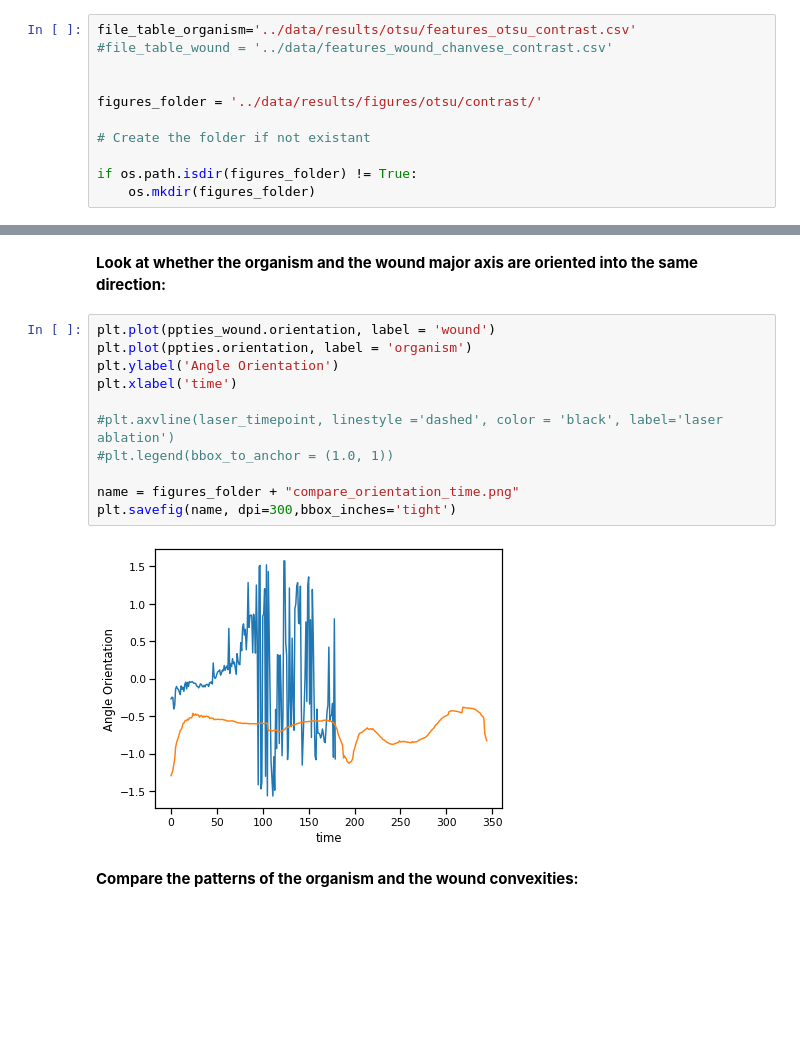
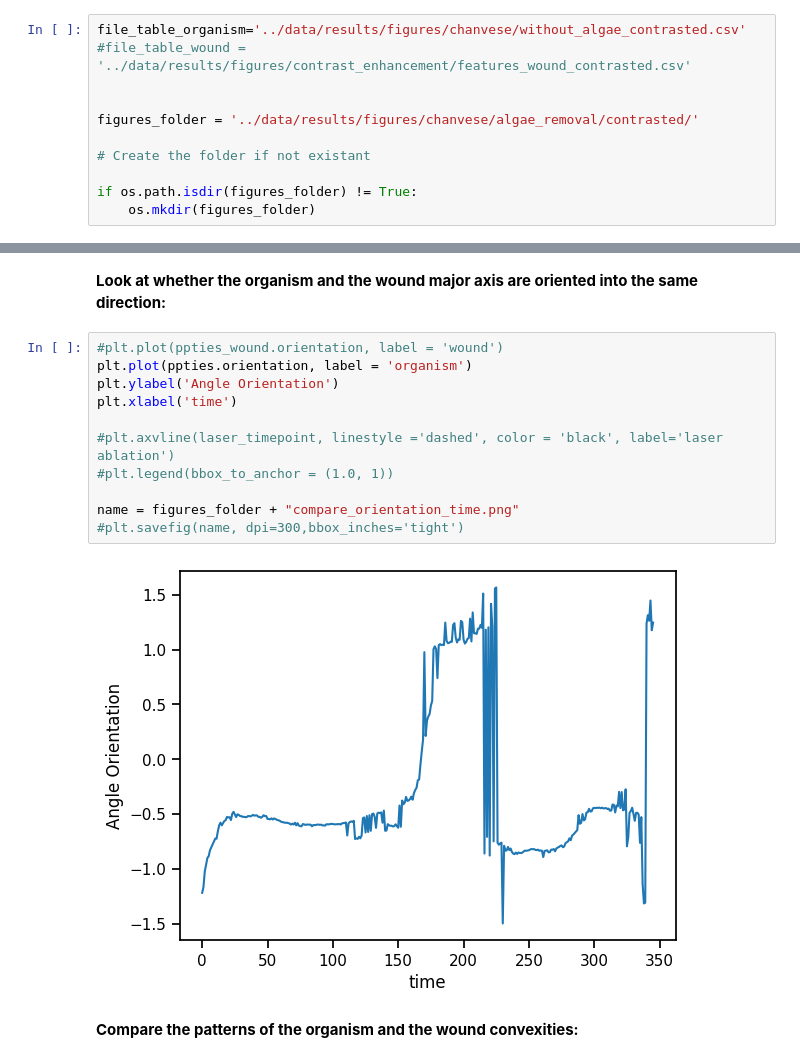
Before and after one commit to GuignardLab/placozoa_tracking, a Jupyter notebook: notebooks/visualization_features.ipynb, the cells around one changed output, grey strips where cells are left out. Cells and saved outputs as stored; diff of their text form; blank space fills up the shorter version.

Commit message:
contrast_enhancement + algae removal

```diff
--- a/notebooks/visualization_features.ipynb
+++ b/notebooks/visualization_features.ipynb
@@ -30,11 +30,11 @@ laser_timepoint = 19
 # %% [markdown]
 Insert the sample csv filename and the corresponding wound csv filename:
 # %%
-file_table_organism='../data/results/otsu/features_otsu_contrast.csv'
-#file_table_wound = '../data/features_wound_chanvese_contrast.csv'
+file_table_organism='../data/results/figures/chanvese/without_algae_contrasted.csv'
+#file_table_wound = '../data/results/figures/contrast_enhancement/features_wound_contrasted.csv'
 
 
-figures_folder = '../data/results/figures/otsu/contrast/'
+figures_folder = '../data/results/figures/chanvese/algae_removal/contrasted/'
 
 # Create the folder if not existant
 
@@ -302,18 +319,18 @@ plt.savefig(name, dpi=300)
 # %% [markdown]
 **Look at whether the organism and the wound major axis are oriented into the same direction:**
 # %%
-plt.plot(ppties_wound.orientation, label = 'wound')
+#plt.plot(ppties_wound.orientation, label = 'wound')
 plt.plot(ppties.orientation, label = 'organism')
 plt.ylabel('Angle Orientation')
 plt.xlabel('time')
 
 #plt.axvline(laser_timepoint, linestyle ='dashed', color = 'black', label='laser ablation')
 #plt.legend(bbox_to_anchor = (1.0, 1))
 
 name = figures_folder + "compare_orientation_time.png"
-plt.savefig(name, dpi=300,bbox_inches='tight')
+#plt.savefig(name, dpi=300,bbox_inches='tight')
 # %% [output]
-[figure, old version]
+[figure, new version]
 # %% [markdown]
 **Compare the patterns of the organism and the wound convexities:**
 # %%
```
Also changed, not shown: parts of 15 cells of this notebook, 7 other files.
